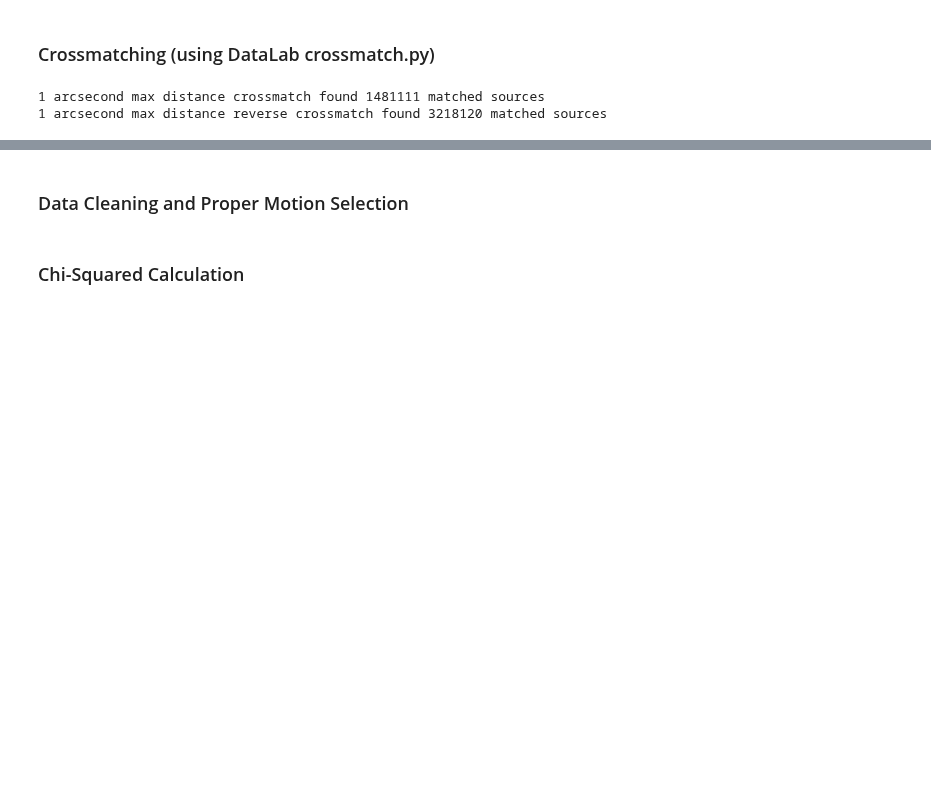
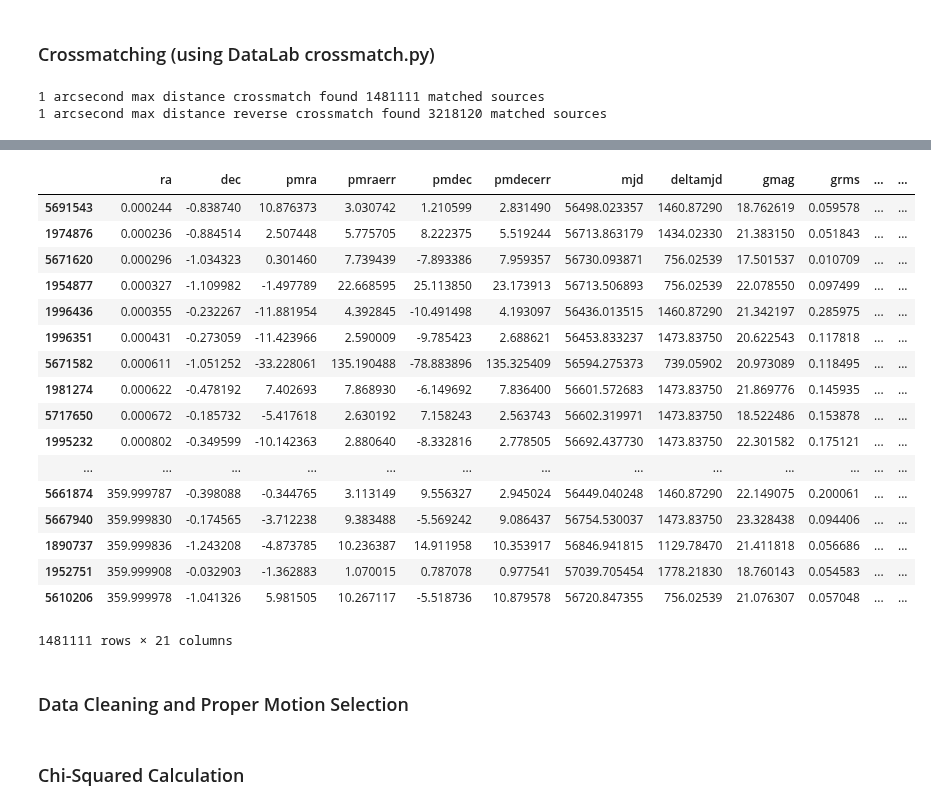
Before and after one commit to dirac-institute/uw-astr598-w18, a Jupyter notebook: homeworks/group1/ASTR598_Astrostatistics_HW2_Group1.ipynb, the cells around one changed output, grey strips where cells are left out. Cells and saved outputs as stored; diff of their text form; code cells hidden in the pictures; blank space fills up the shorter version.

```diff
--- a/homeworks/group1/ASTR598_Astrostatistics_HW2_Group1.ipynb
+++ b/homeworks/group1/ASTR598_Astrostatistics_HW2_Group1.ipynb
@@ -211,3 +255,24 @@ else:
+# %%
+maskednsc
+# %% [output]
+|  | ra | dec | pmra | pmraerr | pmdec | pmdecerr | mjd | deltamjd | gmag | grms | ... | ... |
+| 5691543 | 0.000244 | -0.838740 | 10.876373 | 3.030742 | 1.210599 | 2.831490 | 56498.023357 | 1460.87290 | 18.762619 | 0.059578 | ... | ... |
+| 1974876 | 0.000236 | -0.884514 | 2.507448 | 5.775705 | 8.222375 | 5.519244 | 56713.863179 | 1434.02330 | 21.383150 | 0.051843 | ... | ... |
+| 5671620 | 0.000296 | -1.034323 | 0.301460 | 7.739439 | -7.893386 | 7.959357 | 56730.093871 | 756.02539 | 17.501537 | 0.010709 | ... | ... |
+| 1954877 | 0.000327 | -1.109982 | -1.497789 | 22.668595 | 25.113850 | 23.173913 | 56713.506893 | 756.02539 | 22.078550 | 0.097499 | ... | ... |
+| 1996436 | 0.000355 | -0.232267 | -11.881954 | 4.392845 | -10.491498 | 4.193097 | 56436.013515 | 1460.87290 | 21.342197 | 0.285975 | ... | ... |
+| 1996351 | 0.000431 | -0.273059 | -11.423966 | 2.590009 | -9.785423 | 2.688621 | 56453.833237 | 1473.83750 | 20.622543 | 0.117818 | ... | ... |
+| 5671582 | 0.000611 | -1.051252 | -33.228061 | 135.190488 | -78.883896 | 135.325409 | 56594.275373 | 739.05902 | 20.973089 | 0.118495 | ... | ... |
+| 1981274 | 0.000622 | -0.478192 | 7.402693 | 7.868930 | -6.149692 | 7.836400 | 56601.572683 | 1473.83750 | 21.869776 | 0.145935 | ... | ... |
+| 5717650 | 0.000672 | -0.185732 | -5.417618 | 2.630192 | 7.158243 | 2.563743 | 56602.319971 | 1473.83750 | 18.522486 | 0.153878 | ... | ... |
+| 1995232 | 0.000802 | -0.349599 | -10.142363 | 2.880640 | -8.332816 | 2.778505 | 56692.437730 | 1473.83750 | 22.301582 | 0.175121 | ... | ... |
+| ... | ... | ... | ... | ... | ... | ... | ... | ... | ... | ... | ... | ... |
+| 5661874 | 359.999787 | -0.398088 | -0.344765 | 3.113149 | 9.556327 | 2.945024 | 56449.040248 | 1460.87290 | 22.149075 | 0.200061 | ... | ... |
+| 5667940 | 359.999830 | -0.174565 | -3.712238 | 9.383488 | -5.569242 | 9.086437 | 56754.530037 | 1473.83750 | 23.328438 | 0.094406 | ... | ... |
+| 1890737 | 359.999836 | -1.243208 | -4.873785 | 10.236387 | 14.911958 | 10.353917 | 56846.941815 | 1129.78470 | 21.411818 | 0.056686 | ... | ... |
+| 1952751 | 359.999908 | -0.032903 | -1.362883 | 1.070015 | 0.787078 | 0.977541 | 57039.705454 | 1778.21830 | 18.760143 | 0.054583 | ... | ... |
+| 5610206 | 359.999978 | -1.041326 | 5.981505 | 10.267117 | -5.518736 | 10.879578 | 56720.847355 | 756.02539 | 21.076307 | 0.057048 | ... | ... |
+1481111 rows × 21 columns
 # %% [markdown]
 ### Data Cleaning and Proper Motion Selection
 # %% [markdown]
```
Also changed, not shown: parts of 15 cells of this notebook.
